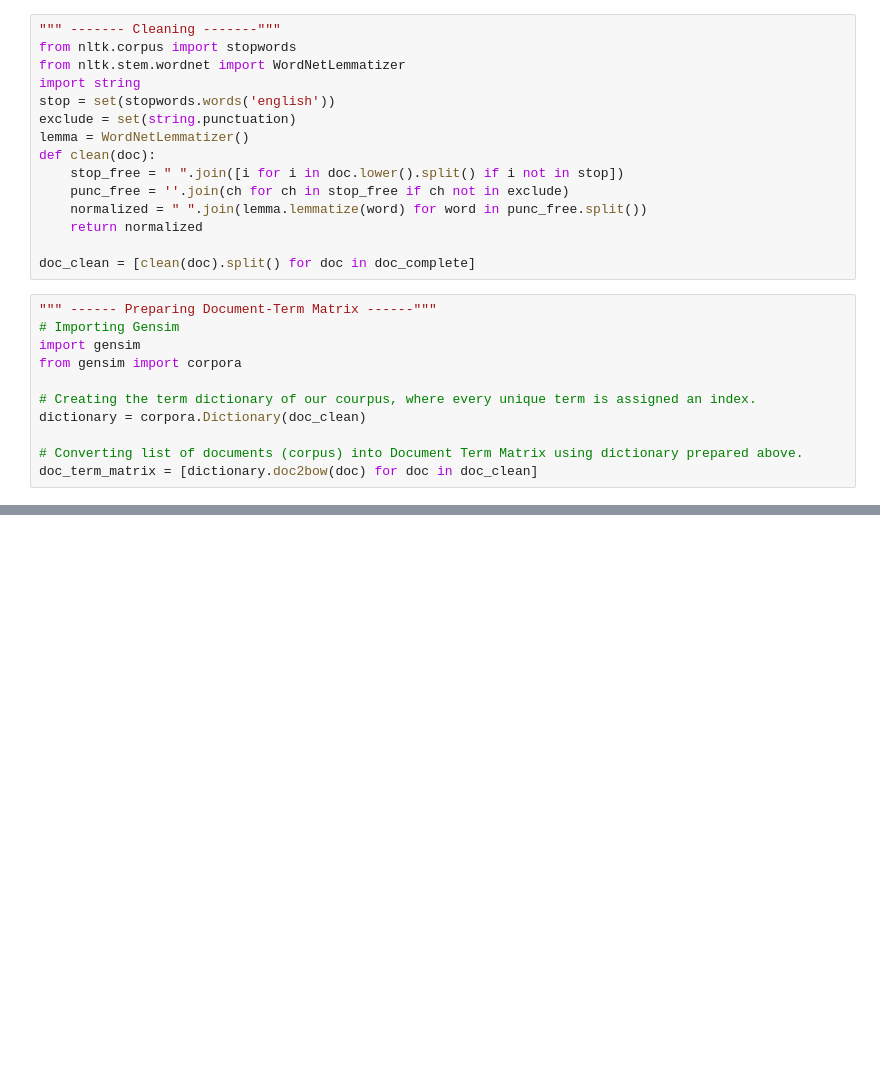
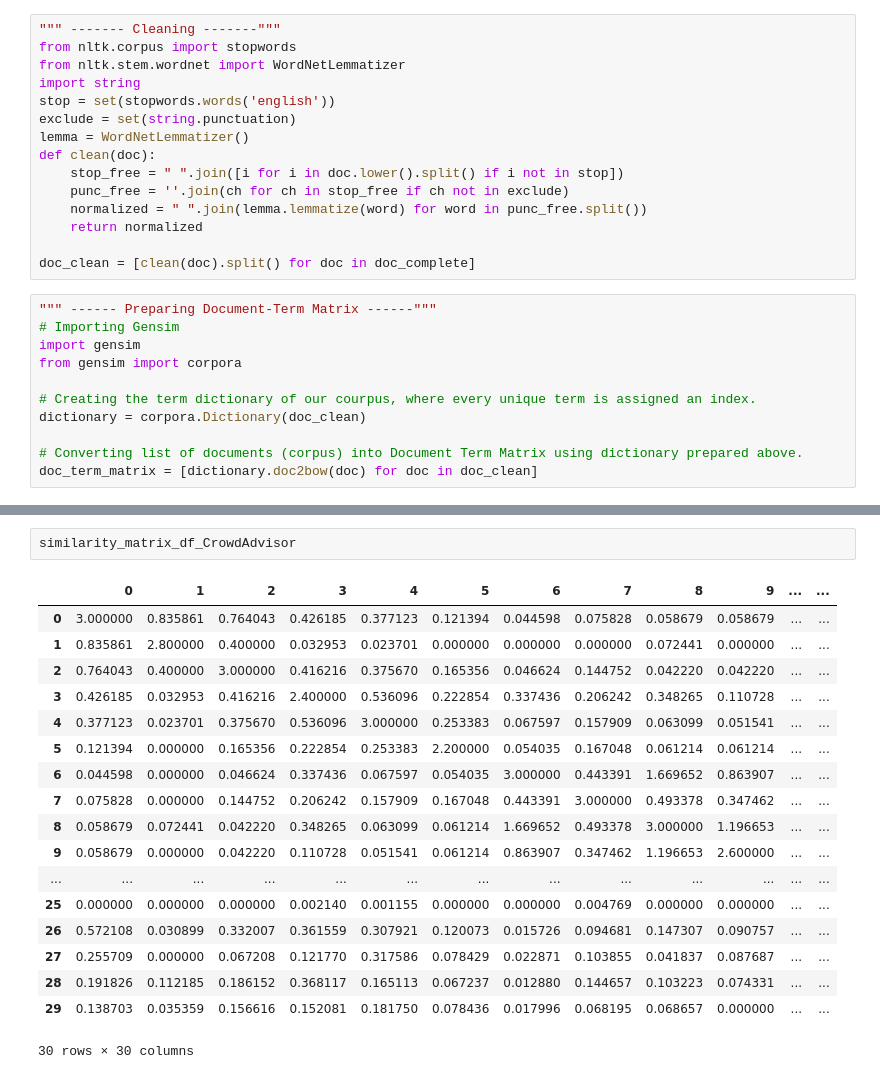
Before and after one commit to NarrativeEconomics/QualityControlCrowdsourcing, a Jupyter notebook: EvaluationOfTheSimilarityMeasure .ipynb, the cells around one changed output, grey strips where cells are left out. Drawn from its saved outputs; the diff is of its cells as text; blank space fills up the shorter version.

```diff
--- a/EvaluationOfTheSimilarityMeasure .ipynb
+++ b/EvaluationOfTheSimilarityMeasure .ipynb
@@ -268,3 +386,24 @@ similarity_matrix_df_mine
+# %%
+similarity_matrix_df_CrowdAdvisor
+# %% [output]
+|  | 0 | 1 | 2 | 3 | 4 | 5 | 6 | 7 | 8 | 9 | ... | ... |
+| 0 | 3.000000 | 0.835861 | 0.764043 | 0.426185 | 0.377123 | 0.121394 | 0.044598 | 0.075828 | 0.058679 | 0.058679 | ... | ... |
+| 1 | 0.835861 | 2.800000 | 0.400000 | 0.032953 | 0.023701 | 0.000000 | 0.000000 | 0.000000 | 0.072441 | 0.000000 | ... | ... |
+| 2 | 0.764043 | 0.400000 | 3.000000 | 0.416216 | 0.375670 | 0.165356 | 0.046624 | 0.144752 | 0.042220 | 0.042220 | ... | ... |
+| 3 | 0.426185 | 0.032953 | 0.416216 | 2.400000 | 0.536096 | 0.222854 | 0.337436 | 0.206242 | 0.348265 | 0.110728 | ... | ... |
+| 4 | 0.377123 | 0.023701 | 0.375670 | 0.536096 | 3.000000 | 0.253383 | 0.067597 | 0.157909 | 0.063099 | 0.051541 | ... | ... |
+| 5 | 0.121394 | 0.000000 | 0.165356 | 0.222854 | 0.253383 | 2.200000 | 0.054035 | 0.167048 | 0.061214 | 0.061214 | ... | ... |
+| 6 | 0.044598 | 0.000000 | 0.046624 | 0.337436 | 0.067597 | 0.054035 | 3.000000 | 0.443391 | 1.669652 | 0.863907 | ... | ... |
+| 7 | 0.075828 | 0.000000 | 0.144752 | 0.206242 | 0.157909 | 0.167048 | 0.443391 | 3.000000 | 0.493378 | 0.347462 | ... | ... |
+| 8 | 0.058679 | 0.072441 | 0.042220 | 0.348265 | 0.063099 | 0.061214 | 1.669652 | 0.493378 | 3.000000 | 1.196653 | ... | ... |
+| 9 | 0.058679 | 0.000000 | 0.042220 | 0.110728 | 0.051541 | 0.061214 | 0.863907 | 0.347462 | 1.196653 | 2.600000 | ... | ... |
+| ... | ... | ... | ... | ... | ... | ... | ... | ... | ... | ... | ... | ... |
+| 25 | 0.000000 | 0.000000 | 0.000000 | 0.002140 | 0.001155 | 0.000000 | 0.000000 | 0.004769 | 0.000000 | 0.000000 | ... | ... |
+| 26 | 0.572108 | 0.030899 | 0.332007 | 0.361559 | 0.307921 | 0.120073 | 0.015726 | 0.094681 | 0.147307 | 0.090757 | ... | ... |
+| 27 | 0.255709 | 0.000000 | 0.067208 | 0.121770 | 0.317586 | 0.078429 | 0.022871 | 0.103855 | 0.041837 | 0.087687 | ... | ... |
+| 28 | 0.191826 | 0.112185 | 0.186152 | 0.368117 | 0.165113 | 0.067237 | 0.012880 | 0.144657 | 0.103223 | 0.074331 | ... | ... |
+| 29 | 0.138703 | 0.035359 | 0.156616 | 0.152081 | 0.181750 | 0.078436 | 0.017996 | 0.068195 | 0.068657 | 0.000000 | ... | ... |
+30 rows × 30 columns
 # %%
 similarity_matrix_df_Truth
 # %% [output]
```
Also changed, not shown: parts of 29 cells of this notebook.
